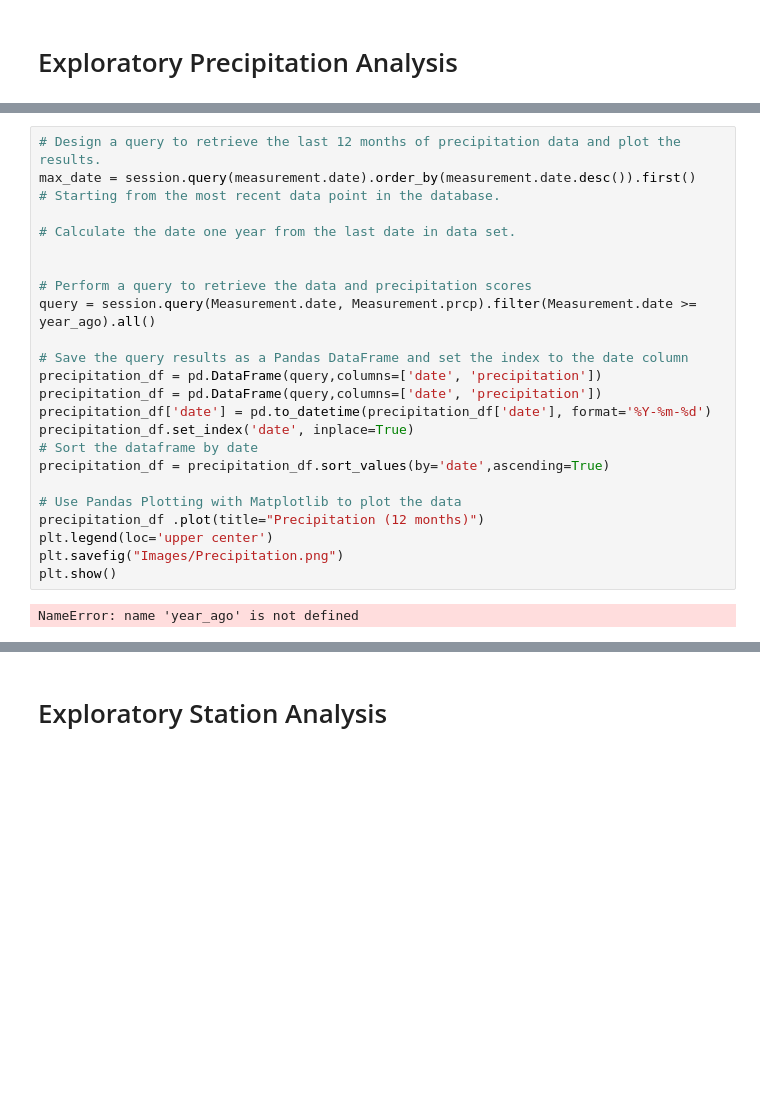
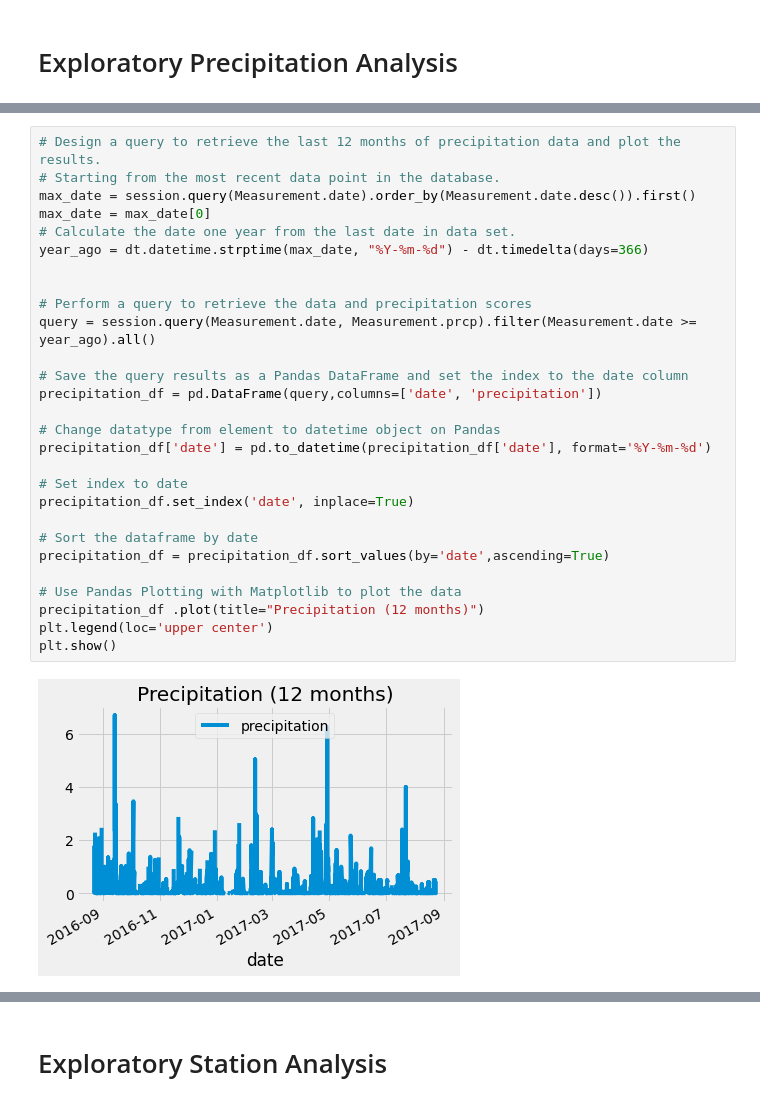
Before and after one commit to bakshishreya/sqlalchemy-challenge, a Jupyter notebook: climate_starter.ipynb, the cells around one changed output, grey strips where cells are left out. Drawn from its saved outputs; the diff is of its cells as text; blank space fills up the shorter version.

```diff
--- a/climate_starter.ipynb
+++ b/climate_starter.ipynb
@@ -49,30 +49,34 @@ recent_date
 ('2017-08-23')
 # %%
 # Design a query to retrieve the last 12 months of precipitation data and plot the results.
-max_date = session.query(measurement.date).order_by(measurement.date.desc()).first()
 # Starting from the most recent data point in the database.
-
+max_date = session.query(Measurement.date).order_by(Measurement.date.desc()).first()
+max_date = max_date[0]
 # Calculate the date one year from the last date in data set.
+year_ago = dt.datetime.strptime(max_date, "%Y-%m-%d") - dt.timedelta(days=366)
 
 
 # Perform a query to retrieve the data and precipitation scores
 query = session.query(Measurement.date, Measurement.prcp).filter(Measurement.date >= year_ago).all()
 
 # Save the query results as a Pandas DataFrame and set the index to the date column
 precipitation_df = pd.DataFrame(query,columns=['date', 'precipitation'])
-precipitation_df = pd.DataFrame(query,columns=['date', 'precipitation'])
+
+# Change datatype from element to datetime object on Pandas
 precipitation_df['date'] = pd.to_datetime(precipitation_df['date'], format='%Y-%m-%d')
+
+# Set index to date
 precipitation_df.set_index('date', inplace=True)
+
 # Sort the dataframe by date
 precipitation_df = precipitation_df.sort_values(by='date',ascending=True)
 
 # Use Pandas Plotting with Matplotlib to plot the data
 precipitation_df .plot(title="Precipitation (12 months)")
 plt.legend(loc='upper center')
-plt.savefig("Images/Precipitation.png")
 plt.show()
 # %% [output]
-NameError: name 'year_ago' is not defined
+[figure, added]
 # %%
 # Use Pandas to calcualte the summary statistics for the precipitation data
 precipitation_df.describe()
```
Also changed, not shown: parts of 4 cells of this notebook, 1 other file.
